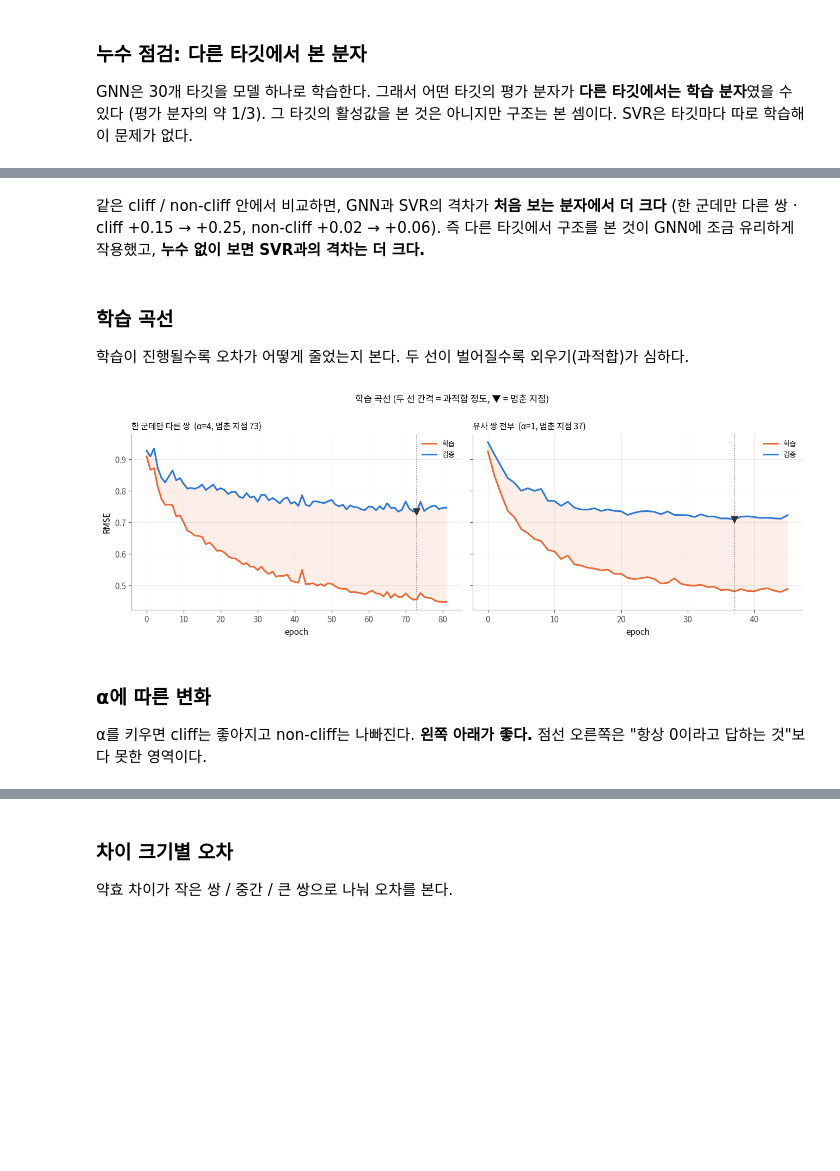
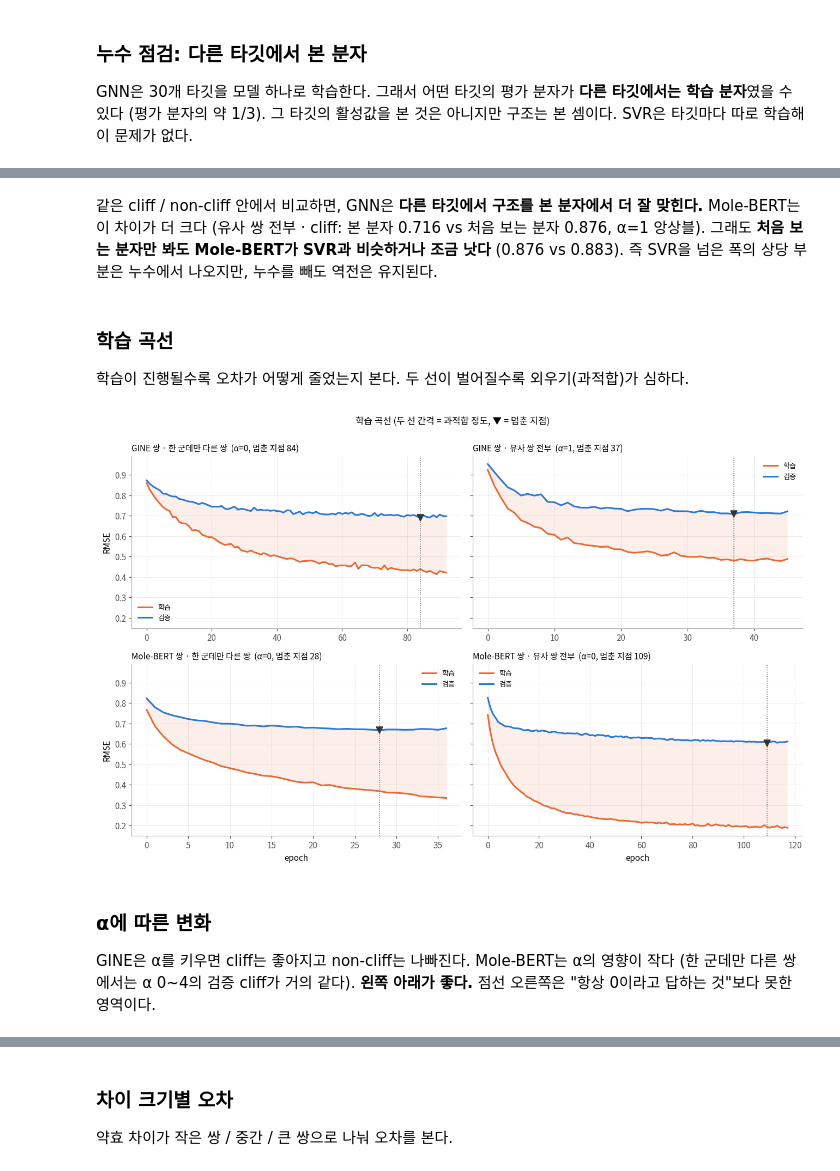
Before and after one commit to dlrudgms1234-commits/capstone, a Jupyter notebook: ac_pipeline.ipynb, the cells around one changed output, grey strips where cells are left out. Cells and saved outputs as stored; diff of their text form; code cells hidden in the pictures; blank space fills up the shorter version.

```diff
--- a/ac_pipeline.ipynb
+++ b/ac_pipeline.ipynb
@@ -735,6 +781,12 @@ DROPOUT, WD = 0.3, 1e-4   # 과적합 대응: 폭 128→64, dropout 0.1→0.3, w
 PATIENCE = 8 if USE_ALL_TARGETS else 20
 ALPHAS = [0, 0.5, 1, 2, 4]  # α를 하나로 고르지 않고 cliff↔non-cliff 교환 곡선을 그린다.
                             # {0, 2} × 시드 3개는 이미 캐시돼 있어 9회만 새로 학습한다
+# 선택 지표 (■0): val_bal = (val cliff RMSE + val non-cliff RMSE) / 2
+# val all은 non-cliff 쌍(72~78%)에 3:1로 치우쳐, 이걸로 고르면 cliff를 챙기는 설정이 선택되지 않는다.
+# α 선택·모델 선택은 bal로 한다. 조기 종료 지표는 STOP_METRIC으로 고른다:
+#   'all' = 지금까지 학습된 가중치와 같은 기준 (캐시 그대로 사용)
+#   'bal' = 가중치 이름에 _stopbal이 붙어 새로 학습된다 (재학습 필요, ■6에서 전환)
+STOP_METRIC = 'all'
 RUNS = 'runs'
 os.makedirs(RUNS, exist_ok=True)
 
@@ -780,7 +832,7 @@ for y, smi, hl, name in [(48, 'CC(=O)Nc1ccc(F)cc1', [8], '분자 A'), (22, 'CC(=
     ax.imshow(mol_png(smi, hl), extent=(2, 22, y, y + 20), zorder=2)
     ax.text(12, y - 0.8, name, ha='center', va='top', fontsize=11, weight='bold')
 ax.text(12, 17.2, f'원자 = 점 (특징 {N_ATOM}개)\n결합 = 선 (특징 {N_BOND}개)\n주황 = 바뀐 원자', ha='center', va='top', fontsize=8.5, color='0.3')
-box(2, 2.5, 20, 5, '편집 종류 · 타깃', f'{len(EDITS)}가지 · {len(DEV_TARGETS)}개', color='0.5', fill=0.06, fs=10)
+box(2, 2.5, 20, 5, '편집 정보 · 타깃', f'{N_EDIT}칸 · {len(DEV_TARGETS)}개', color='0.5', fill=0.06, fs=10)
 
 # ── 인코더 두 개 (A, B가 같은 인코더를 함께 쓴다)
 box(33, 46, 28, 14, '분자 인코더', f'GINE {LAYERS}층 · 폭 {HIDDEN}\n원자 전체 평균 · A·B 공용', color=C1)
@@ -792,7 +844,7 @@ for y0 in (58, 32):          # A, B 둘 다 두 인코더로
 
 # ── 이어 붙이기: 7조각 = 354
 parts = [('h(A)', HIDDEN, C1), ('h(B)', HIDDEN, C1), ('h(B)−h(A)', HIDDEN, C1),
-         ('f(A)', HIDDEN, C2), ('f(B)', HIDDEN, C2), ('편집 종류', len(EDITS), '0.5'), ('타깃', len(DEV_TARGETS), '0.5')]
+         ('f(A)', HIDDEN, C2), ('f(B)', HIDDEN, C2), ('편집 정보', N_EDIT, '0.5'), ('타깃', len(DEV_TARGETS), '0.5')]
 n_in = sum(n for _, n, _ in parts)
 y, mid = 62, {}
 for name, n, c in parts:
@@ -1476,7 +1778,8 @@ a_.set_xticklabels([b[2] for b in BINS])
 a_.set_title('기준 분자 수 분포', loc='left', fontsize=10)
 a_.legend(fontsize=8.5, frameon=False); a_.grid(axis='x', visible=False); tidy(a_)
 
-LINES = [('SVR · 바로', C2, '--'), ('GNN 분자별 · 바로', C4, '--'), ('SVR · 기준 분자', C2, '-'), ('GNN 쌍 α=0 · 기준 분자', C3, '-')]
+LINES = [('SVR · 바로', C2, '--'), ('GNN 분자별 · 바로', C4, '--'), ('Mole-BERT 분자별 · 바로', PURPLE, '--'), ('SVR · 기준 분자', C2, '-'),
+         ('GINE 쌍 α=0 앙상블 · 기준 분자', C3, '-'), ('Mole-BERT 쌍 α=0 앙상블 · 기준 분자', C1, '-')]
 for a_, (st, res) in zip(axes[1:], ANCHOR.items()):
     bins = ref_bin(res['n_ref']).values
     tp = res['truth'].p.values
@@ -1494,5 +1797,5 @@ fig.tight_layout(); plt.show()
 # %%
-# 기준 분자 예시: 기준이 3개인 평가 분자 하나 (한 군데만 다른 쌍, GNN 쌍 α=0, 시드 0)
+# 기준 분자 예시: 기준이 3개인 평가 분자 하나 (한 군데만 다른 쌍, Mole-BERT 쌍 α=0 앙상블)
 import io
 from rdkit.Chem import rdDepictor
 from rdkit.Chem.Draw import rdMolDraw2D
@@ -1506,7 +1809,7 @@ def _mol(smiles, size=(330, 230)):
 ps = RESULTS['single']; e = ps[ps.split == 'test'].copy()
 e['b_is_j'] = [mol_split[t][i] != 'test' for t, i in zip(e.target, e.i)]
 e['kb'] = np.where(e.b_is_j, e.j, e.i); e['ka'] = np.where(e.b_is_j, e.i, e.j)
-e['d_hat'] = np.where(e.b_is_j, 1, -1) * e[f'pred_gnn_a0_s{SEEDS[0]}']
+e['d_hat'] = np.where(e.b_is_j, 1, -1) * e['pred_pt_ens_a0']
 n_ref = e.groupby(['target', 'kb']).size()
 t_, kb = n_ref[n_ref == 3].sample(1, random_state=SEED).index[0]
 ex = e[(e.target == t_) & (e.kb == kb)]
@@ -1525,6 +1828,6 @@ ax.set_title('평가 분자 B', fontsize=10.5, loc='left')
 fig.text(0.68, 0.18, f'B 추정 = 평균({", ".join(f"{v:.2f}" for v in ests)}) = {np.mean(ests):.2f}\n'
                      f'B 실측 = {p_b:.2f}   (오차 {np.mean(ests) - p_b:+.2f})\n'
                      f'기준별 흩어짐(표준편차) = {np.std(ests, ddof=1):.2f}', fontsize=11, va='center', linespacing=1.8)
-fig.suptitle(f'기준 분자로 개별 활성 추정 예시  ({t_})', y=1.0, fontsize=11)
+fig.suptitle(f'기준 분자로 개별 활성 추정 예시  ({t_}, Mole-BERT 쌍 α=0 앙상블)', y=1.0, fontsize=11)
 plt.show()
 # %% [output]
@@ -1590,33 +1909,36 @@ display(LEAK.round(3))
 # %% [markdown]
-같은 cliff / non-cliff 안에서 비교하면, GNN과 SVR의 격차가 **처음 보는 분자에서 더 크다**
-(한 군데만 다른 쌍 · cliff +0.15 → +0.25, non-cliff +0.02 → +0.06).
-즉 다른 타깃에서 구조를 본 것이 GNN에 조금 유리하게 작용했고, **누수 없이 보면 SVR과의 격차는 더 크다.**
+같은 cliff / non-cliff 안에서 비교하면, GNN은 **다른 타깃에서 구조를 본 분자에서 더 잘 맞힌다.**
+Mole-BERT는 이 차이가 더 크다 (유사 쌍 전부 · cliff: 본 분자 0.716 vs 처음 보는 분자 0.876, α=1 앙상블).
+그래도 **처음 보는 분자만 봐도 Mole-BERT가 SVR과 비슷하거나 조금 낫다** (0.876 vs 0.883).
+즉 SVR을 넘은 폭의 상당 부분은 누수에서 나오지만, 누수를 빼도 역전은 유지된다.
 # %% [markdown]
 ### 학습 곡선
 
 학습이 진행될수록 오차가 어떻게 줄었는지 본다. 두 선이 벌어질수록 외우기(과적합)가 심하다.
 # %%
-fig, axes = plt.subplots(1, 2, figsize=(12, 4.2), sharey=True)
-for a_, st in zip(axes, RESULTS):
-    h = pd.read_csv(f'{RUNS}/hist_a{BEST[st]}_{TAGS[st]}_seed{SEEDS[0]}.csv')
-    stop = int(h.best_epoch[0])
-    a_.plot(h.epoch, h.train, color=C2, lw=2, label='학습')
-    a_.plot(h.epoch, h.val, color=C1, lw=2, label='검증')
-    a_.fill_between(h.epoch, h.train, h.val, color=C2, alpha=0.10, lw=0)
-    a_.axvline(stop, color='0.4', lw=1, ls=':')
-    a_.plot([stop], [h.val.min()], marker='v', color='0.2', ms=8, clip_on=False)
-    a_.set(xlabel='epoch')
-    a_.set_title(f'{LABEL[st]}  (α={BEST[st]}, 멈춘 지점 {stop})', loc='left', fontsize=10)
-    a_.legend(fontsize=8.5, frameon=False); tidy(a_)
-axes[0].set_ylabel('RMSE')
+fig, axes = plt.subplots(2, 2, figsize=(12, 7.6), sharey=True)
+for row, (enc, tags, best) in enumerate([('gnn', TAGS, BEST), ('pt', PT_TAGS, BEST_PT)]):
+    for a_, st in zip(axes[row], RESULTS):
+        h = pd.read_csv(f'{RUNS}/hist_a{best[st]}_{tags[st]}_seed{SEEDS[0]}.csv')
+        stop = int(h.best_epoch[0])
+        a_.plot(h.epoch, h.train, color=C2, lw=2, label='학습')
+        a_.plot(h.epoch, h.val, color=C1, lw=2, label='검증')
+        a_.fill_between(h.epoch, h.train, h.val, color=C2, alpha=0.10, lw=0)
+        a_.axvline(stop, color='0.4', lw=1, ls=':')
+        a_.plot([stop], [h.val.min()], marker='v', color='0.2', ms=8, clip_on=False)
+        a_.set_title(f'{ENC[enc]} · {LABEL[st]}  (α={best[st]}, 멈춘 지점 {stop})', loc='left', fontsize=10)
+        a_.legend(fontsize=8.5, frameon=False); tidy(a_)
+for a_ in axes[1]: a_.set_xlabel('epoch')
+for a_ in axes[:, 0]: a_.set_ylabel('RMSE')
 fig.suptitle('학습 곡선 (두 선 간격 = 과적합 정도, ▼ = 멈춘 지점)', y=1.0, fontsize=11)
 fig.tight_layout(); plt.show()
 # %% [output]
-[figure, old version]
+[figure, new version]
 # %% [markdown]
 ### α에 따른 변화
 
-α를 키우면 cliff는 좋아지고 non-cliff는 나빠진다. **왼쪽 아래가 좋다.**
+GINE은 α를 키우면 cliff는 좋아지고 non-cliff는 나빠진다. Mole-BERT는 α의 영향이 작다
+(한 군데만 다른 쌍에서는 α 0~4의 검증 cliff가 거의 같다). **왼쪽 아래가 좋다.**
 점선 오른쪽은 "항상 0이라고 답하는 것"보다 못한 영역이다.
 # %%
 fig, axes = plt.subplots(1, 2, figsize=(12, 4.8))
```
Also changed, not shown: parts of 34 cells of this notebook, 2 other files.
